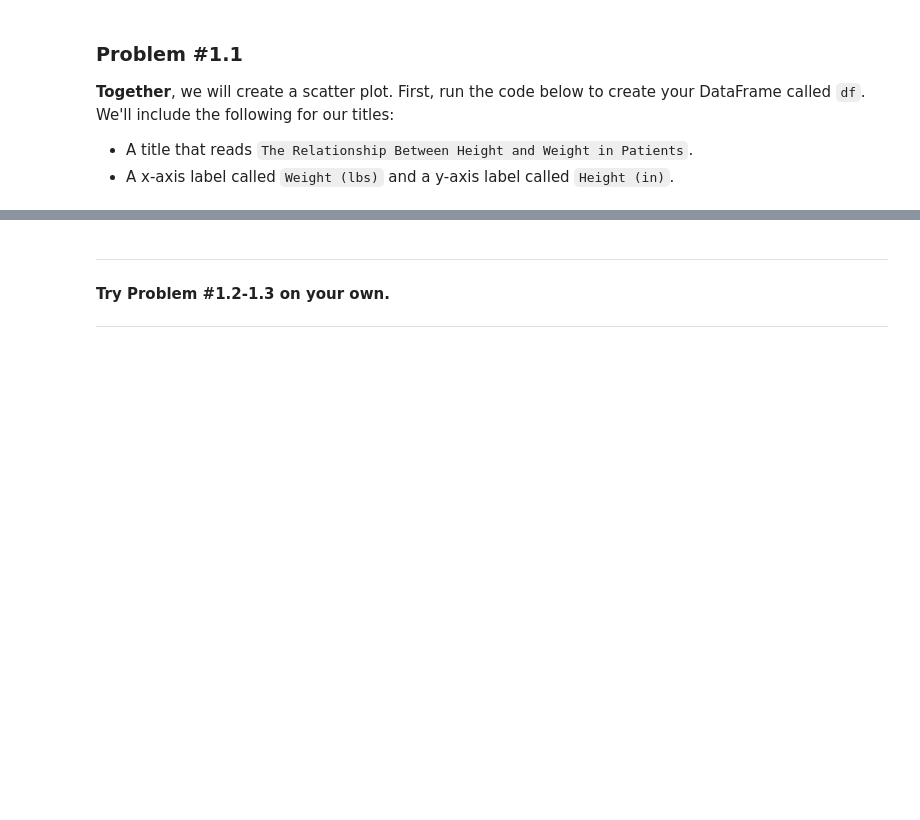
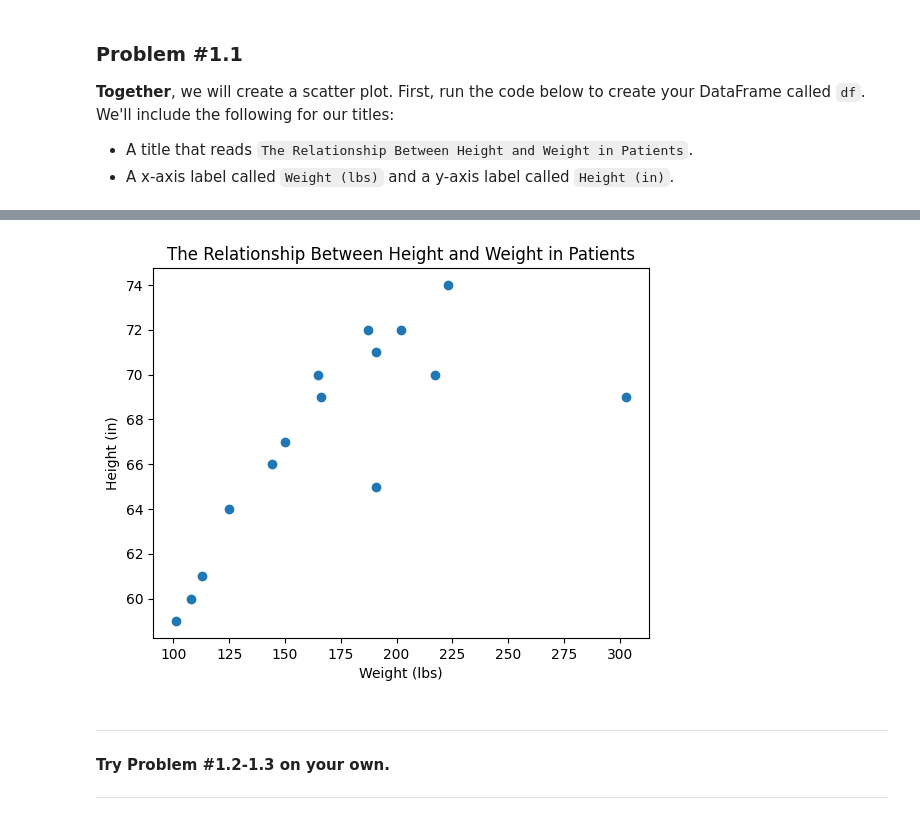
Before and after one commit to kurealnum/dsrp-2025, a Jupyter notebook: DSRP_Lab_Day_3_Lab_Notebook_[STUDENT].ipynb, the cells around one changed output, grey strips where cells are left out. Cells and saved outputs as stored; diff of their text form; code cells hidden in the pictures; blank space fills up the shorter version.

```diff
--- a/DSRP_Lab_Day_3_Lab_Notebook_[STUDENT].ipynb
+++ b/DSRP_Lab_Day_3_Lab_Notebook_[STUDENT].ipynb
@@ -121,3 +130,11 @@ plt.show()
+# %%
+plt.scatter( df["Weight"], df["Height (in)"])
+plt.title("The Relationship Between Height and Weight in Patients")
+plt.xlabel("Weight (lbs)")
+plt.ylabel("Height (in)")
+plt.show()
+# %% [output]
+[figure, added]
 # %% [markdown]
 ---
 #### **Try Problem #1.2-1.3 on your own.**
```
Also changed, not shown: parts of 47 cells of this notebook.
